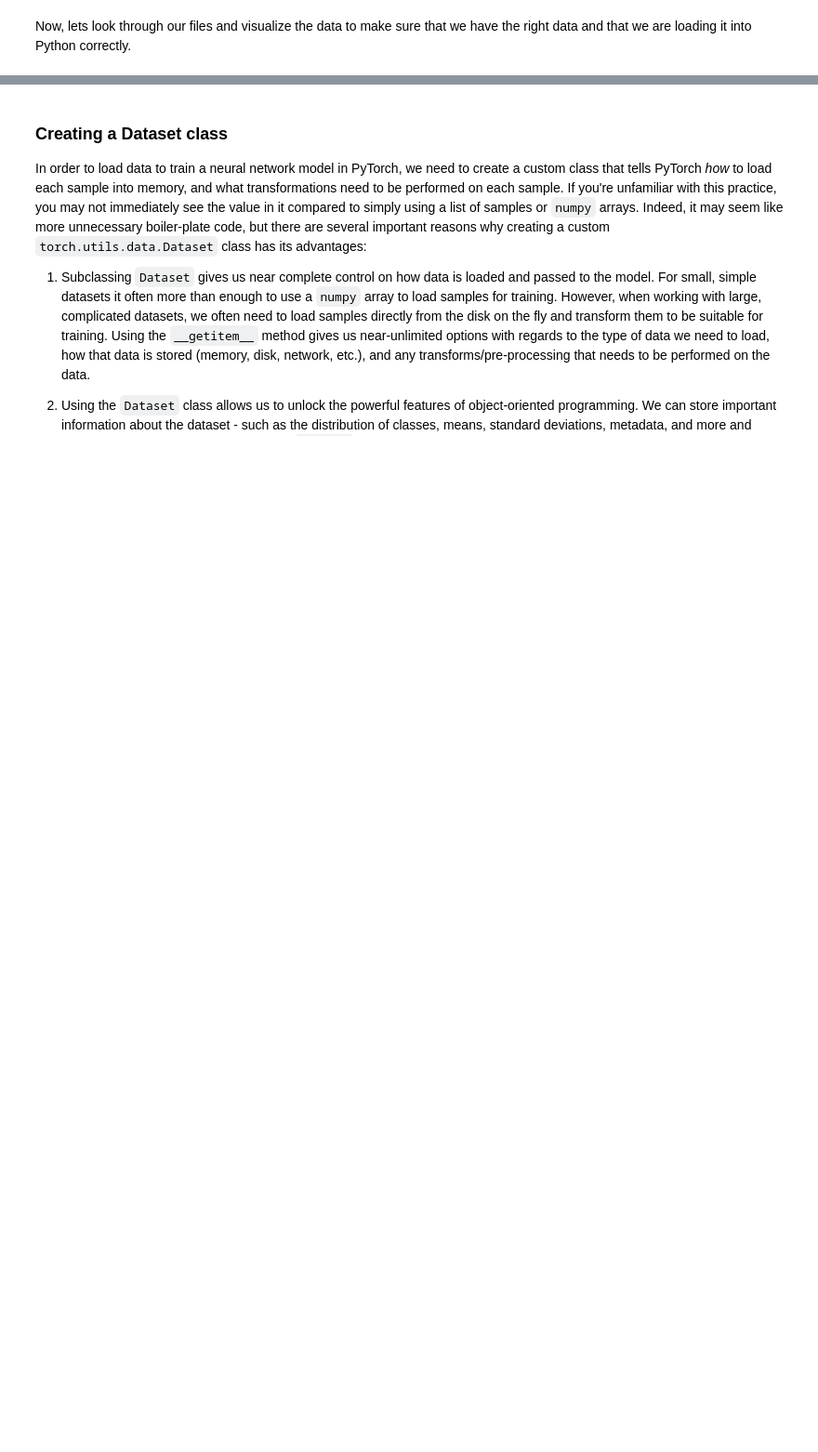
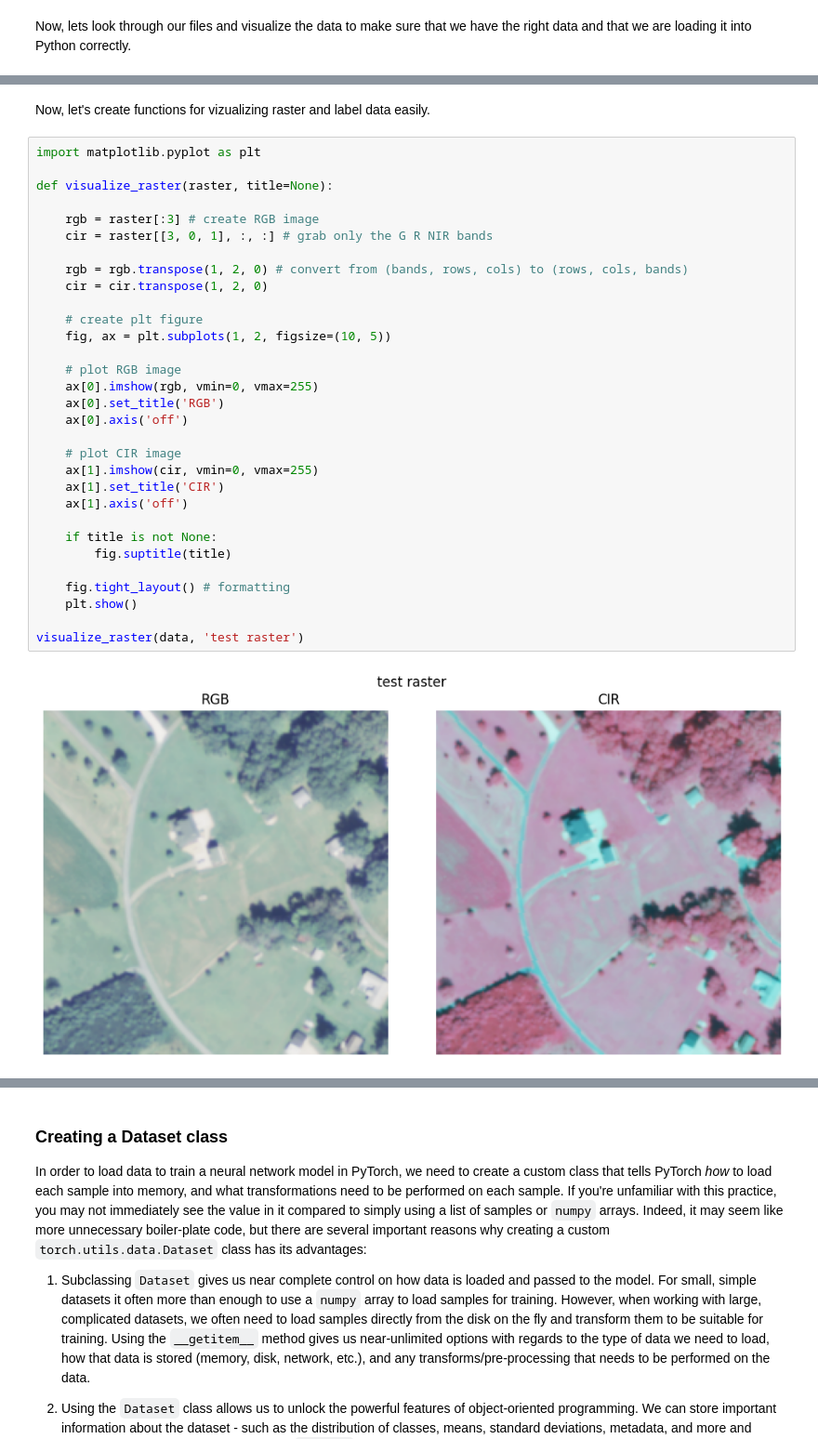
Before and after one commit to DakotaHester/NAIP_UNet_Example, a Jupyter notebook: main.ipynb, the cells around one changed output, grey strips where cells are left out. Shown at 93% size. Cells and saved outputs as stored; diff of their text form; blank space fills up the shorter version.

Commit message:
add plotting functions

```diff
--- a/main.ipynb
+++ b/main.ipynb
@@ -119,0 +148,35 @@ red band raster shape: (224, 224)
+# %% [markdown]
+Now, let's create functions for vizualizing raster and label data easily.
+# %%
+import matplotlib.pyplot as plt
+
+def visualize_raster(raster, title=None):
+
+    rgb = raster[:3] # create RGB image
+    cir = raster[[3, 0, 1], :, :] # grab only the G R NIR bands
+
+    rgb = rgb.transpose(1, 2, 0) # convert from (bands, rows, cols) to (rows, cols, bands)
+    cir = cir.transpose(1, 2, 0)
+
+    # create plt figure
+    fig, ax = plt.subplots(1, 2, figsize=(10, 5))
+
+    # plot RGB image
+    ax[0].imshow(rgb, vmin=0, vmax=255)
+    ax[0].set_title('RGB')
+    ax[0].axis('off')
+
+    # plot CIR image
+    ax[1].imshow(cir, vmin=0, vmax=255)
+    ax[1].set_title('CIR')
+    ax[1].axis('off')
+
+    if title is not None:
+        fig.suptitle(title)
+
+    fig.tight_layout() # formatting
+    plt.show()
+
+visualize_raster(data, 'test raster')
+# %% [output]
+[figure, added]
```
Also changed, not shown: parts of 27 cells of this notebook, 1 other file.
